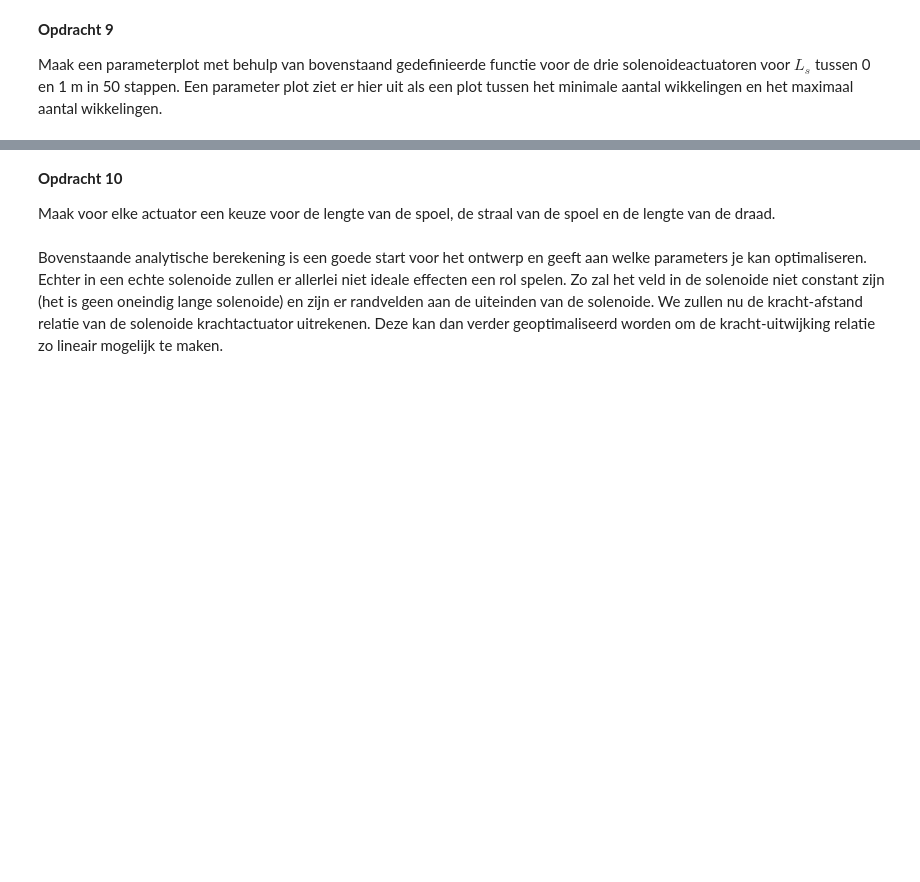
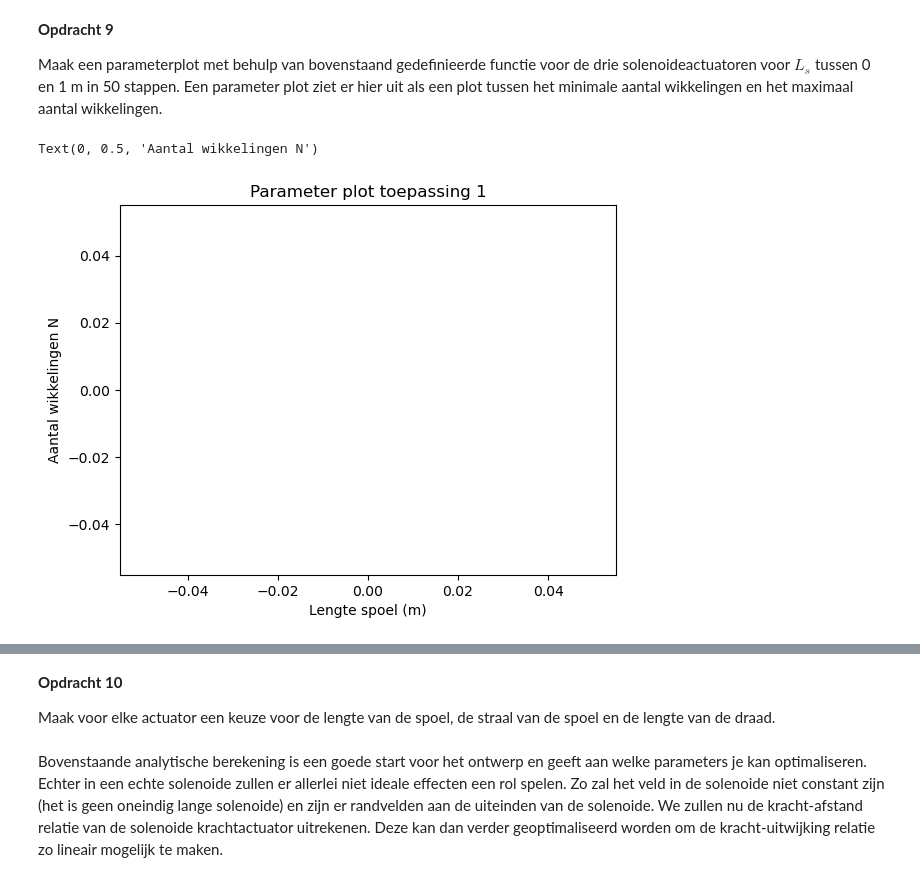
Before and after one commit to ElisabethMijnders/opdrachten-DEF-D-EM, a Jupyter notebook: DigitaleOntwerpopdrachten/2KrachtactuatorOpdracht/2KrachtactuatorOpdracht/KrachtactuatorOpdracht.ipynb, the cells around one changed output, grey strips where cells are left out. Saved outputs shown, nothing was run; the diff lists cells and outputs as text; code cells hidden in the pictures; blank space fills up the shorter version.

```diff
--- a/DigitaleOntwerpopdrachten/2KrachtactuatorOpdracht/2KrachtactuatorOpdracht/KrachtactuatorOpdracht.ipynb
+++ b/DigitaleOntwerpopdrachten/2KrachtactuatorOpdracht/2KrachtactuatorOpdracht/KrachtactuatorOpdracht.ipynb
@@ -150,15 +194,18 @@ Plaats hier een png met jullie eventuele analytische afleiding.
 # %%
 ### BEGIN SOLUTION
+#permeabiliteit van vacuum mu_0
+mu0=4*np.pi*10**(-7) #N/A^2
 
-def aantal_wikkelingen(relevante_parameters):
+def aantal_wikkelingen(F,Ls,rs,rd,I,Ld_max,mu_r):
     # Voeg hieronder de formules voor het maximum en minimum aantal wikkelingen.
-    N_min =
-    N_max_1 =
-    N_max_2 =
+    N_min = np.sqrt(2*F*(Ls**2)/(np.pi*(rs**2)*mu0*(I**2)*(mu_r-1)))
+    N_max_1 = Ls/(2*rd)
+    N_max_2 = Ld_max/(2*np.pi*rs)
 
+    N_max = min(N_max_1,N_max_2)
     if N_min > N_max: ## Als het ontwerp niet mogelijk is.
-        print('The design with %.1f unit has no workable solution'%a)
-        N_min = 'NaN'
-        N_max = 'NaN'
-    N_max = max(N_max_1,N_max_2)
+        #print('The design with L_s=%.2f m has no workable solution'%L_s)
+        N_min = np.nan #'NaN'
+        N_max = np.nan #'NaN'
+
     return N_min, N_max
@@ -183,6 +228,24 @@ Text(0, 0.5, 'y')
 
 Maak een parameterplot met behulp van bovenstaand gedefinieerde functie voor de drie solenoideactuatoren voor $L_s$ tussen 0 en 1 m in 50 stappen. Een parameter plot ziet er hier uit als een plot tussen het minimale aantal wikkelingen en het maximaal aantal wikkelingen.
 # %%
-###
-###Jouw code hier###
-###
+L_s = np.linspace(0,1,100)
+
+#slot
+N_min_slot = []
+N_max_slot = []
+
+for i in L_s:
+    N_min,N_max = aantal_wikkelingen(F_slot,i,rs_slot,rd_slot,I_slot,Ld_max_slot,mur_slot)
+    N_min_slot.append(N_min)
+    N_max_slot.append(N_max)
+
+y_min_slot = N_min_slot  # Minimale eis
+y_max_slot = N_max_slot # Maximale eis
+
+plt.fill_between(L_s,y_min_slot,y_max_slot) # De ruimte tussen de eisen vullen
+plt.title("Parameter plot toepassing 1")
+plt.xlabel("Lengte spoel (m)")
+plt.ylabel("Aantal wikkelingen N")
+# %% [output]
+Text(0, 0.5, 'Aantal wikkelingen N')
+[figure, added]
```
Also changed, not shown: parts of 8 cells of this notebook, 3 other files.
